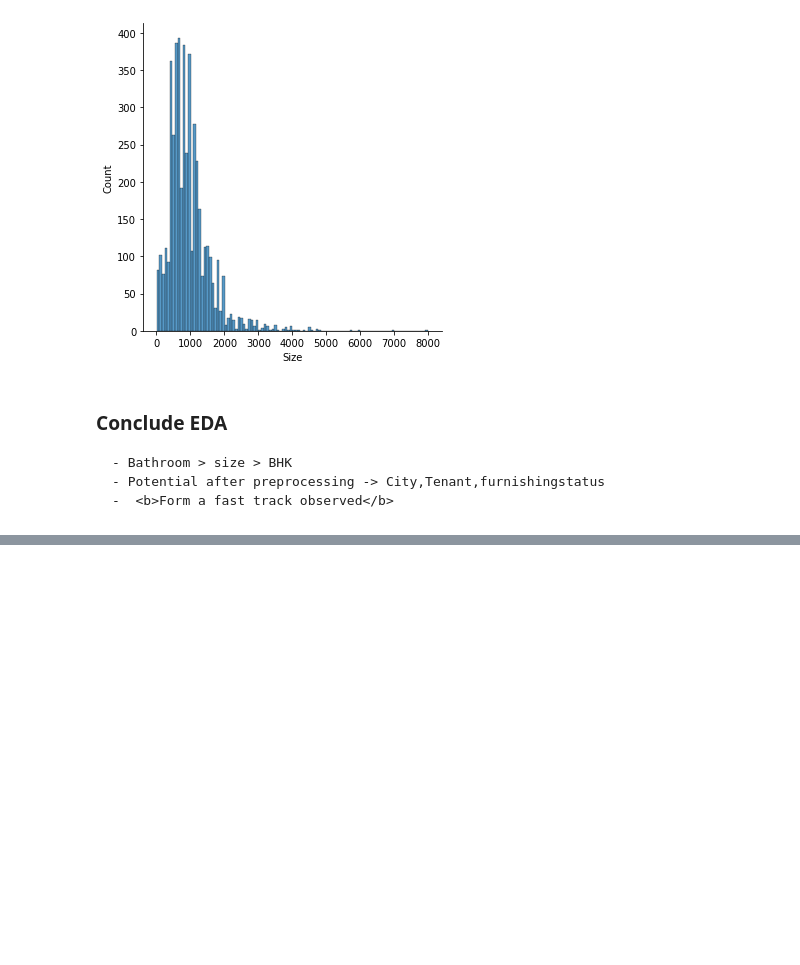
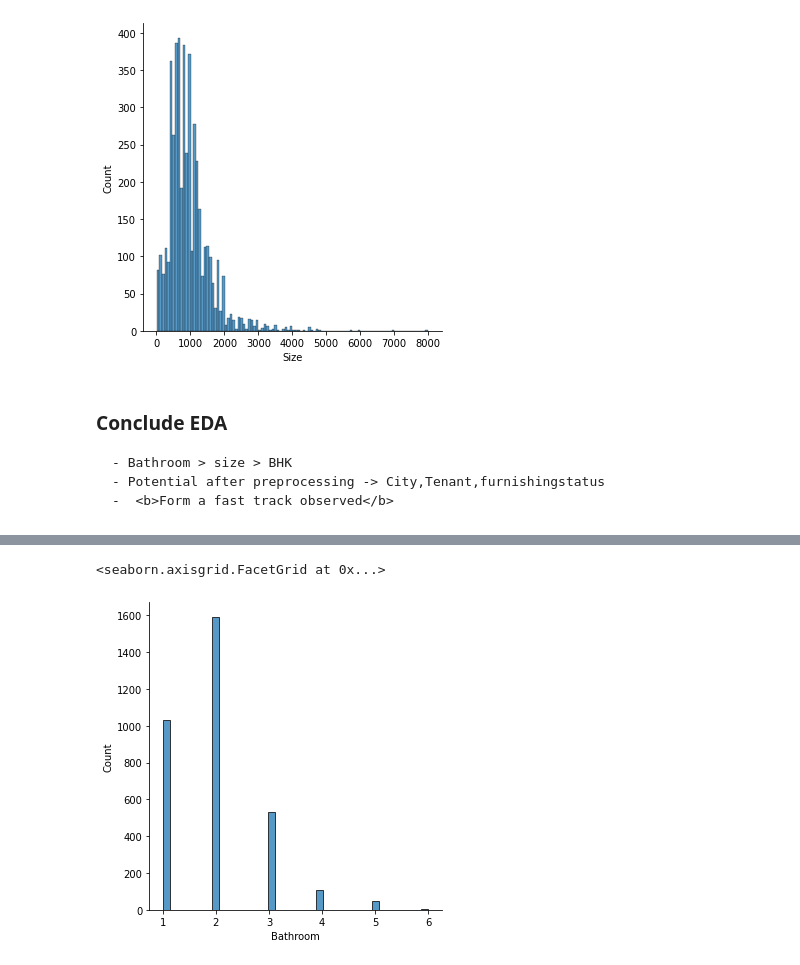
Before and after one commit to AtiChetsurakul/codealongcsfordsaiAti, a Jupyter notebook: ati-pd-workshop.ipynb, the cells around one changed output, grey strips where cells are left out. Cells and saved outputs as stored; diff of their text form; code cells hidden in the pictures; blank space fills up the shorter version.

```diff
--- a/ati-pd-workshop.ipynb
+++ b/ati-pd-workshop.ipynb
@@ -200,0 +203,6 @@ sn.displot(df.Size)
+# %%
+df_use = df[['Bathroom','Size','BHK']]
+y = df[['Rent']]
+# %%
+# df_use
+X = df_use
@@ -200,0 +211,2 @@ sn.displot(df.Size)
+# %%
+X_train, X_test, y_train, y_test = train_test_split(X, y, test_size=0.30, random_state=42)
@@ -200,0 +270,5 @@ sn.displot(df.Size)
+# %%
+sn.displot(X_train.Bathroom)
+# %% [output]
+<seaborn.axisgrid.FacetGrid at 0x...>
+[figure, added]
```
Also changed, not shown: parts of 25 cells of this notebook.
